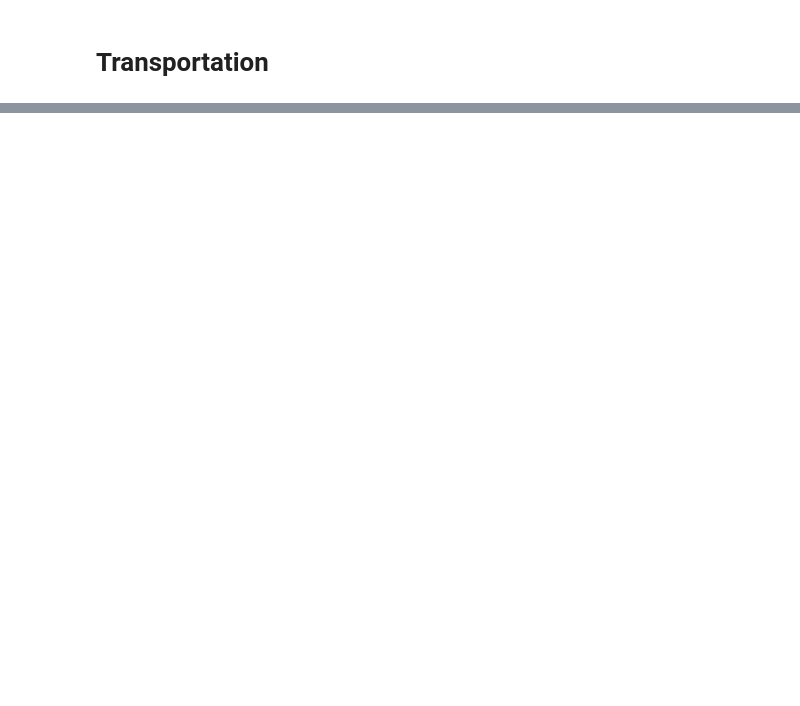
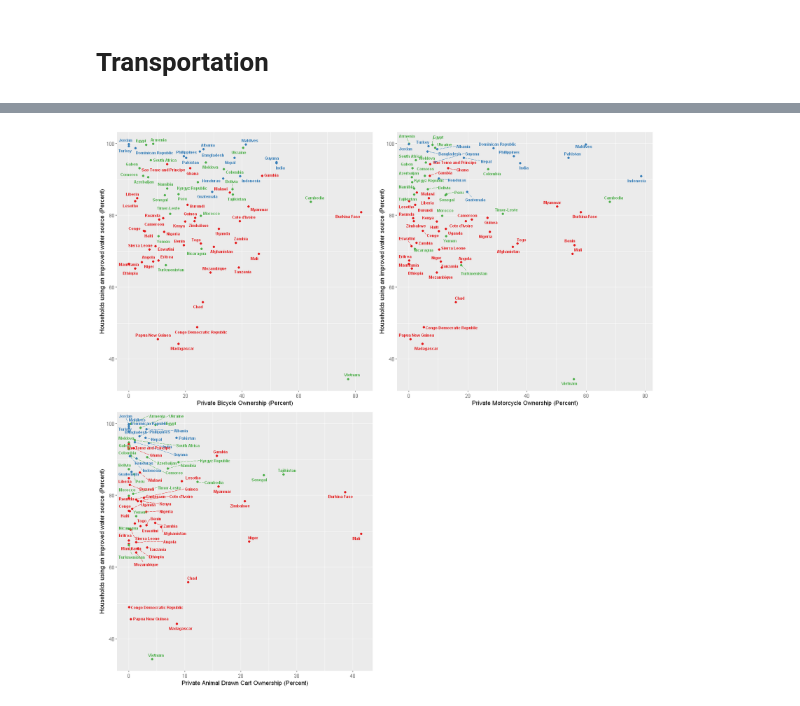
Before and after one commit to narslab/water-accessibility, a Jupyter notebook: bin/jupyter/importance-var-analysis.ipynb, the cells around one changed output, grey strips where cells are left out. Drawn from its saved outputs; the diff is of its cells as text; code cells hidden in the pictures; blank space fills up the shorter version.

```diff
--- a/bin/jupyter/importance-var-analysis.ipynb
+++ b/bin/jupyter/importance-var-analysis.ipynb
@@ -435,7 +452,7 @@ df <- df[,c(1,8,5,6,9,13,12,16:17)]
 
 sp.pcar.imws <- ggplot(df, aes(x=pcar, y= imws, color=clusters)) +
   geom_point() +
-  scale_color_manual(values=c('#377EB8','#E41A1C','#4DAF4A'))+
+  scale_color_manual(values=c('#4DAF4A','#377EB8','#E41A1C'))+
   labs(title=,
        x="Private Car Ownership (Percent)", y = "Households using an improved water source (Percent)")+
   geom_text_repel(
@@ -445,11 +462,11 @@ sp.pcar.imws <- ggplot(df, aes(x=pcar, y= imws, color=clusters)) +
       angle = 0,
       fontface = 2,
       segment.linetype = 5,
-    max.overlaps = Inf)
+    max.overlaps = Inf) + theme(legend.position = "none")
 
 sp.cgdp.imws <- ggplot(df, aes(x=log(cgdp), y= imws, color=clusters)) +
   geom_point() +
-  scale_color_manual(values=c('#377EB8','#E41A1C','#4DAF4A'))+
+  scale_color_manual(values=c('#4DAF4A','#377EB8','#E41A1C'))+
   labs(title=,
        x="GDP (current US $)", y = "Households using an improved water source (Percent)")+
   geom_text_repel(
@@ -459,11 +476,11 @@ sp.cgdp.imws <- ggplot(df, aes(x=log(cgdp), y= imws, color=clusters)) +
       angle = 0,
       fontface = 2,
       segment.linetype = 5,
-    max.overlaps = Inf)
+    max.overlaps = Inf) + theme(legend.position = "none")
 
 sp.popd.imws <- ggplot(df, aes(x=popd, y= imws, color=clusters)) +
   geom_point() +
-  scale_color_manual(values=c('#377EB8','#E41A1C','#4DAF4A'))+
+  scale_color_manual(values=c('#4DAF4A','#377EB8','#E41A1C'))+
   labs(title=,
        x="Population Density (people per sq. km of land area)", y = "Households using an improved water source (Percent)")+
   geom_text_repel(
@@ -473,11 +490,11 @@ sp.popd.imws <- ggplot(df, aes(x=popd, y= imws, color=clusters)) +
       angle = 0,
       fontface = 2,
       segment.linetype = 5,
-    max.overlaps = Inf)
+    max.overlaps = Inf) + theme(legend.position = "none")
 
 sp.boat.imws <- ggplot(df, aes(x=boat, y= imws, color=clusters)) +
   geom_point() +
-  scale_color_manual(values=c('#377EB8','#E41A1C','#4DAF4A'))+
+  scale_color_manual(values=c('#4DAF4A','#377EB8','#E41A1C'))+
   labs(title=,
        x="Private Boat Ownership (Percent)", y = "Households using an improved water source (Percent)")+
   geom_text_repel(
@@ -487,7 +504,7 @@ sp.boat.imws <- ggplot(df, aes(x=boat, y= imws, color=clusters)) +
       angle = 0,
       fontface = 2,
       segment.linetype = 5,
-    max.overlaps = Inf)
+    max.overlaps = Inf) + theme(legend.position = "none")
 
 
 options(repr.plot.width=14, repr.plot.height=14)
@@ -516,7 +546,8 @@ head(df)
 # %%
+# '#E41A1C' - Red '#4DAF4A', - green  '#377EB8' - blue
 sp.bicy.imws <- ggplot(df, aes(x=bicy, y= imws, color=clusters)) +
   geom_point() +
-  scale_color_manual(values=c('#377EB8','#E41A1C','#4DAF4A'))+
+  scale_color_manual(values=c('#4DAF4A','#377EB8','#E41A1C'))+
   labs(title=,
        x="Private Bicycle Ownership (Percent)", y = "Households using an improved water source (Percent)")+
   geom_text_repel(
@@ -525,35 +556,37 @@ sp.bicy.imws <- ggplot(df, aes(x=bicy, y= imws, color=clusters)) +
       force_pull = 1,
       angle = 0,
       fontface = 2,
       segment.linetype = 5,
-    max.overlaps = Inf)
+    max.overlaps = Inf) + theme(legend.position = "none")
 
 sp.mcyc.imws <- ggplot(df, aes(x=mcyc, y= imws, color=clusters)) +
   geom_point() +
-  scale_color_manual(values=c('#377EB8','#E41A1C','#4DAF4A'))+
+  scale_color_manual(values=c('#4DAF4A','#377EB8','#E41A1C'))+
   labs(title=,
        x="Private Motorcycle Ownership (Percent)", y = "Households using an improved water source (Percent)")+
   geom_text_repel(
    aes(label= Country), size = 2.5,
      force= 1,
       force_pull = 1,
       angle = 0,
       fontface = 2,
       segment.linetype = 5,
-    max.overlaps = Inf)
+    max.overlaps = Inf) + theme(legend.position = "none")
 
 sp.cart.imws <- ggplot(df, aes(x=cart, y= imws, color=clusters)) +
   geom_point() +
-  scale_color_manual(values=c('#377EB8','#E41A1C','#4DAF4A'))+
+  scale_color_manual(values=c('#4DAF4A','#377EB8','#E41A1C'))+
   labs(title=,
        x="Private Animal Drawn Cart Ownership (Percent)", y = "Households using an improved water source (Percent)")+
   geom_text_repel(
    aes(label= Country), size = 2.5,
      force= 1,
       force_pull = 1,
       angle = 0,
       fontface = 2,
       segment.linetype = 5,
-    max.overlaps = Inf)
+    max.overlaps = Inf) + theme(legend.position = "none")
 
 grid.arrange(sp.bicy.imws, sp.mcyc.imws ,sp.cart.imws ,ncol=2, nrow=2, widths=c(5,5), heights=c(5,5))
+# %% [output]
+[figure, added]
```
Also changed, not shown: parts of 5 cells of this notebook, 16 other files.
